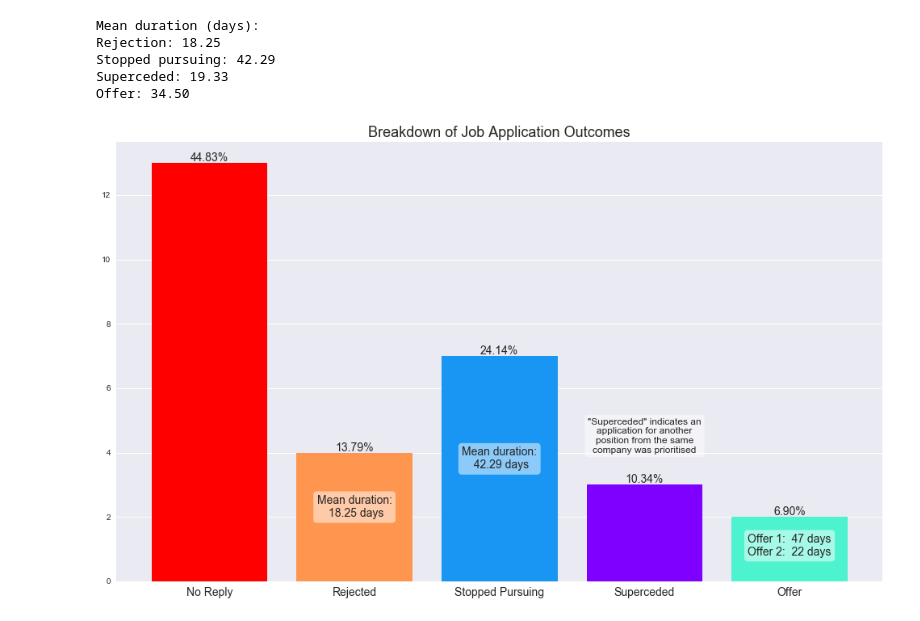
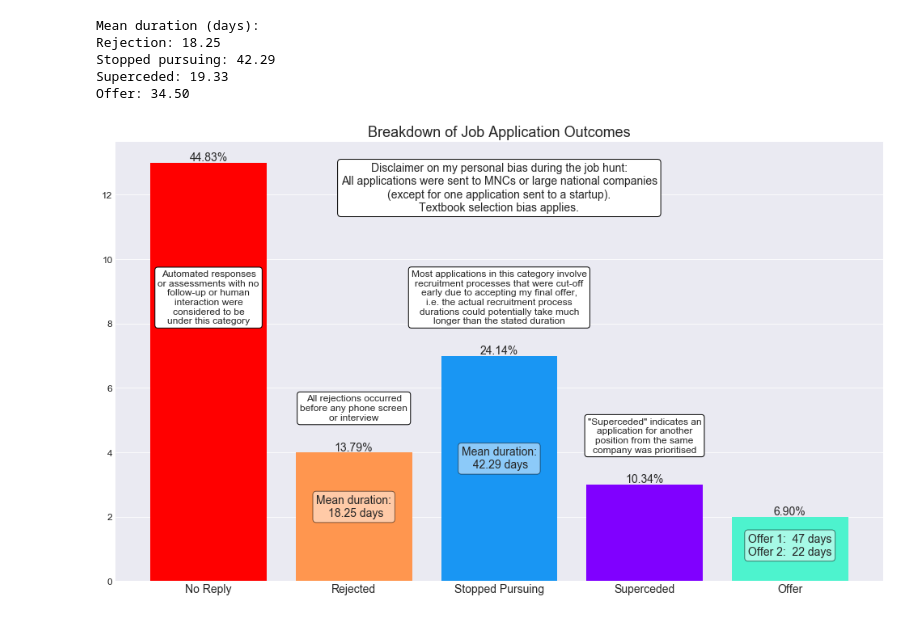
Before and after one commit to tanth1996/Job-Hunt-Visualisation, a Jupyter notebook: Job Hunt Visualisation.ipynb, the cells around one changed output. Drawn from its saved outputs; the diff is of its cells as text; code cells hidden in the pictures.

Commit message:
Added breakdown of recruitment methods and added more useful annotations

```diff
--- a/Job Hunt Visualisation.ipynb
+++ b/Job Hunt Visualisation.ipynb
@@ -29,5 +9,5 @@ plt.style.available
 # %%
-plt.style.use('seaborn-notebook')
+plt.style.use('seaborn-dark')
 # plt.rcParams.update({
 #     "lines.color": "white",
 #     "patch.edgecolor": "white",
@@ -224,30 +204,45 @@ Offer: 34.50
 # %%
 fig, ax = plt.subplots(1, 1, figsize=(17,10))
 
 ax.bar(outcome_counts.keys(), outcome_counts, color=cmap(color_index_seq))
 
 for patch in ax.patches:
     width, height = patch.get_width(), patch.get_height()
     x, y = patch.get_xy()
     ax.annotate(f'{height/applications_total*100:3.2f}%',
                 (x + .5*width, y + height + 0.05),
                 ha='center', fontsize=14)
 
 props = dict(boxstyle='round', facecolor='white', alpha=0.5)
+props_info = {'boxstyle':'round', 'facecolor':'white', 'alpha':1}
+ax.text(2, 11.5, f'Disclaimer on my personal bias during the job hunt:\
+\nAll applications were sent to MNCs or large national companies\n(except for one application sent to a startup).\
+\nTextbook selection bias applies.',
+        ha='center', fontsize=14, bbox=props_info)
+ax.text(0, 8, f'Automated responses\nor assessments with no\nfollow-up or human\ninteraction were\
+\nconsidered to be\nunder this category',
+        ha='center', fontsize=12, bbox=props_info)
 ax.text(1, 2, f'Mean duration:\n {reject_mean_duration:.2f} days', ha='center', fontsize=14, bbox=props)
+ax.text(1, 5, f'All rejections occurred\nbefore any phone screen\nor interview',
+        ha='center', fontsize=12, bbox=props_info)
 ax.text(2, 3.5, f'Mean duration:\n {stop_mean_duration:.2f} days', ha='center', fontsize=14, bbox=props)
+ax.text(2, 8, f'Most applications in this category involve\nrecruitment processes that were cut-off\
+\nearly due to accepting my final offer,\ni.e. the actual recruitment process\
+\ndurations could potentially take much\nlonger than the stated duration',
+        ha='center', fontsize=12, bbox=props_info)
 ax.text(3, 4, f'"Superceded" indicates an\napplication for another\nposition from the same\ncompany was prioritised',
-        ha='center', fontsize=12, bbox=props)
+        ha='center', fontsize=12, bbox=props_info)
 ax.text(4, 0.8, f'Offer 1:  {int(offer_durations.iloc[0])} days\
 \nOffer 2:  {int(offer_durations.iloc[1])} days', ha='center', fontsize=14, bbox=props)
 
 plt.setp(ax.xaxis.get_majorticklabels(), fontsize=14)
+plt.setp(ax.yaxis.get_majorticklabels(), fontsize=12)
 ax.set_title('Breakdown of Job Application Outcomes', fontsize=18)
 ax.grid(axis='y')
 
 plt.show()
 # %% [output]
-[figure, old version]
+[figure, new version]
 # %%
 rejected = excel_df[excel_df['Rejected'].notnull()][['Rejected']]
 stopped = excel_df[excel_df['Stopped Pursuing'].notnull()][['Stopped Pursuing']]
```
Also changed, not shown: parts of 7 cells of this notebook, 3 other files.
